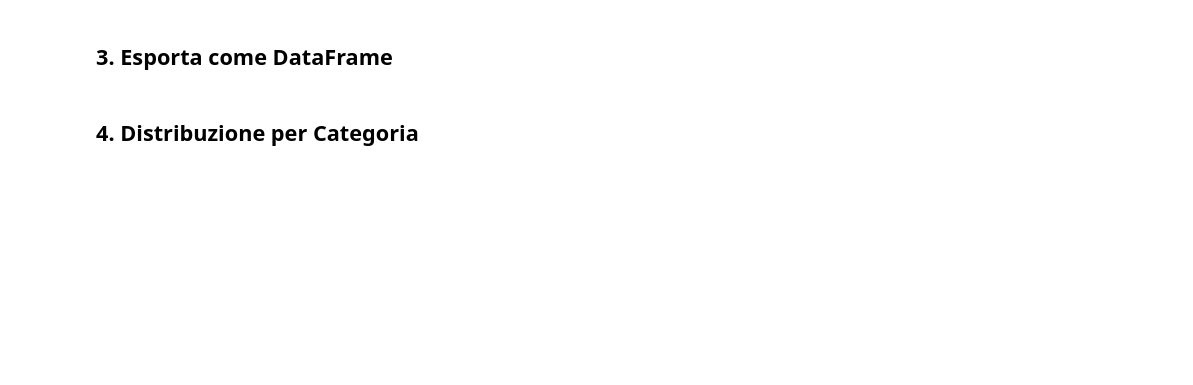
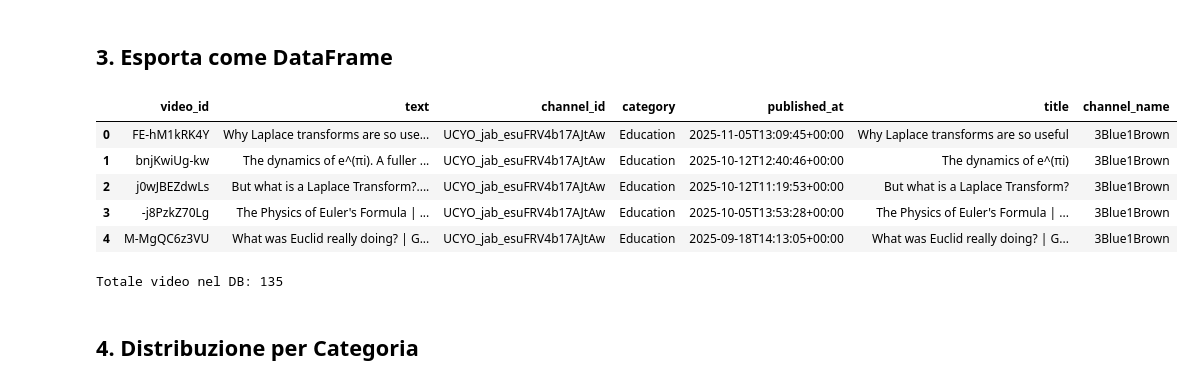
Before and after one commit to FrancescoRomeo02/K-RSS, a Jupyter notebook: notebooks/03_chromadb_viewer.ipynb, the cells around one changed output. Cells and saved outputs as stored; diff of their text form; code cells hidden in the pictures; blank space fills up the shorter version.

```diff
--- a/notebooks/03_chromadb_viewer.ipynb
+++ b/notebooks/03_chromadb_viewer.ipynb
@@ -15,12 +17,12 @@ print("✅ Moduli caricati")
 ## 1. Connessione al Database
 # %%
 # Inizializza lo store
-store = EmbeddingStore()
+store = EmbeddingStore(config=default_config.vector_store)
 
 # Mostra statistiche
 stats = store.get_stats()
-print(f"📊 Database Statistics")
-print(f"   Collection: {stats.collection_name}")
-print(f"   Documents: {stats.total_documents}")
-print(f"   Path: {stats.persist_path}")
-print(f"   Metric: {stats.distance_metric}")
+print(f"Database Statistics")
+print(f"\tCollection: {stats.collection_name}")
+print(f"\tDocuments: {stats.total_documents}")
+print(f"\tPath: {stats.persist_path}")
+print(f"\tMetric: {stats.distance_metric}")
@@ -42,15 +68,26 @@ else:
 # %% [markdown]
 ## 3. Esporta come DataFrame
 # %%
-# Esporta tutto il database in un DataFrame
+# Esporta il DB come DataFrame per analisi
+import pandas as pd
+
+# Ottieni un DataFrame dal store (contiene id, text, metadata, ecc.)
 df = store.to_dataframe()
+display(df.head())
+print(f'Totale video nel DB: {len(df)}')
 
-if not df.empty:
-    print(f"📋 DataFrame: {len(df)} righe, {len(df.columns)} colonne")
-    print(f"\nColonne: {list(df.columns)}")
-    display(df.head(10))
-else:
-    print("⚠️ Database vuoto!")
+# Esempio: crea una lista di categorie dall'indice metadata
+# categories = df['metadata'].apply(lambda m: m.get('category', 'Unknown')) if 'metadata' in df.columns else None
+
+# Nota: non reinserire dati nel DB da questo notebook; questo viewer è solo per esplorazione.
+# %% [output]
+|  | video_id | text | channel_id | category | published_at | title | channel_name |
+| 0 | FE-hM1kRK4Y | Why Laplace transforms are so use... | UCYO_jab_esuFRV4b17AJtAw | Education | 2025-11-05T13:09:45+00:00 | Why Laplace transforms are so useful | 3Blue1Brown |
+| 1 | bnjKwiUg-kw | The dynamics of e^(πi). A fuller ... | UCYO_jab_esuFRV4b17AJtAw | Education | 2025-10-12T12:40:46+00:00 | The dynamics of e^(πi) | 3Blue1Brown |
+| 2 | j0wJBEZdwLs | But what is a Laplace Transform?.... | UCYO_jab_esuFRV4b17AJtAw | Education | 2025-10-12T11:19:53+00:00 | But what is a Laplace Transform? | 3Blue1Brown |
+| 3 | -j8PzkZ70Lg | The Physics of Euler's Formula | ... | UCYO_jab_esuFRV4b17AJtAw | Education | 2025-10-05T13:53:28+00:00 | The Physics of Euler's Formula | ... | 3Blue1Brown |
+| 4 | M-MgQC6z3VU | What was Euclid really doing? | G... | UCYO_jab_esuFRV4b17AJtAw | Education | 2025-09-18T14:13:05+00:00 | What was Euclid really doing? | G... | 3Blue1Brown |
+Totale video nel DB: 135
 # %% [markdown]
 ## 4. Distribuzione per Categoria
 # %%
```
Also changed, not shown: parts of 9 cells of this notebook, 2 other files.
